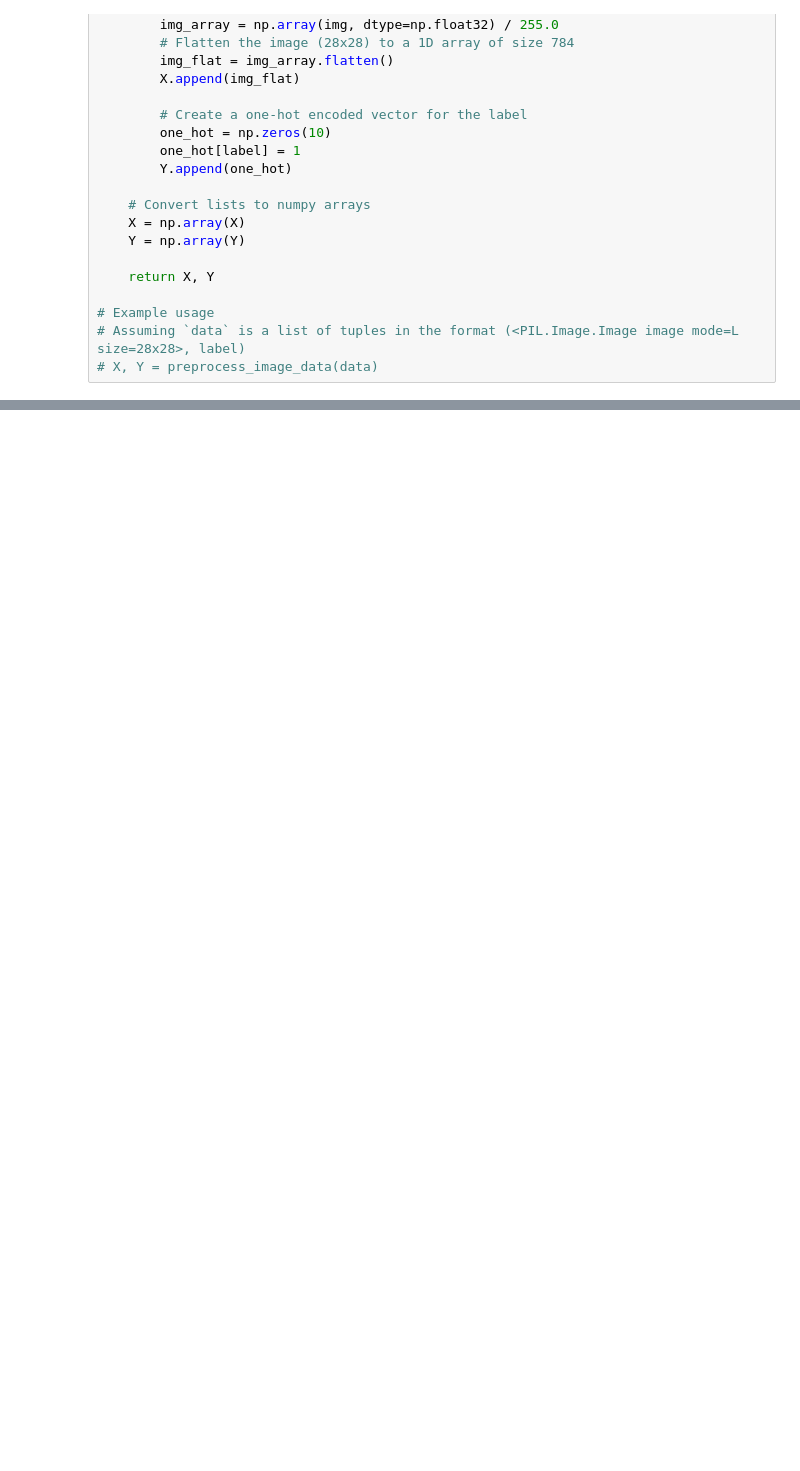
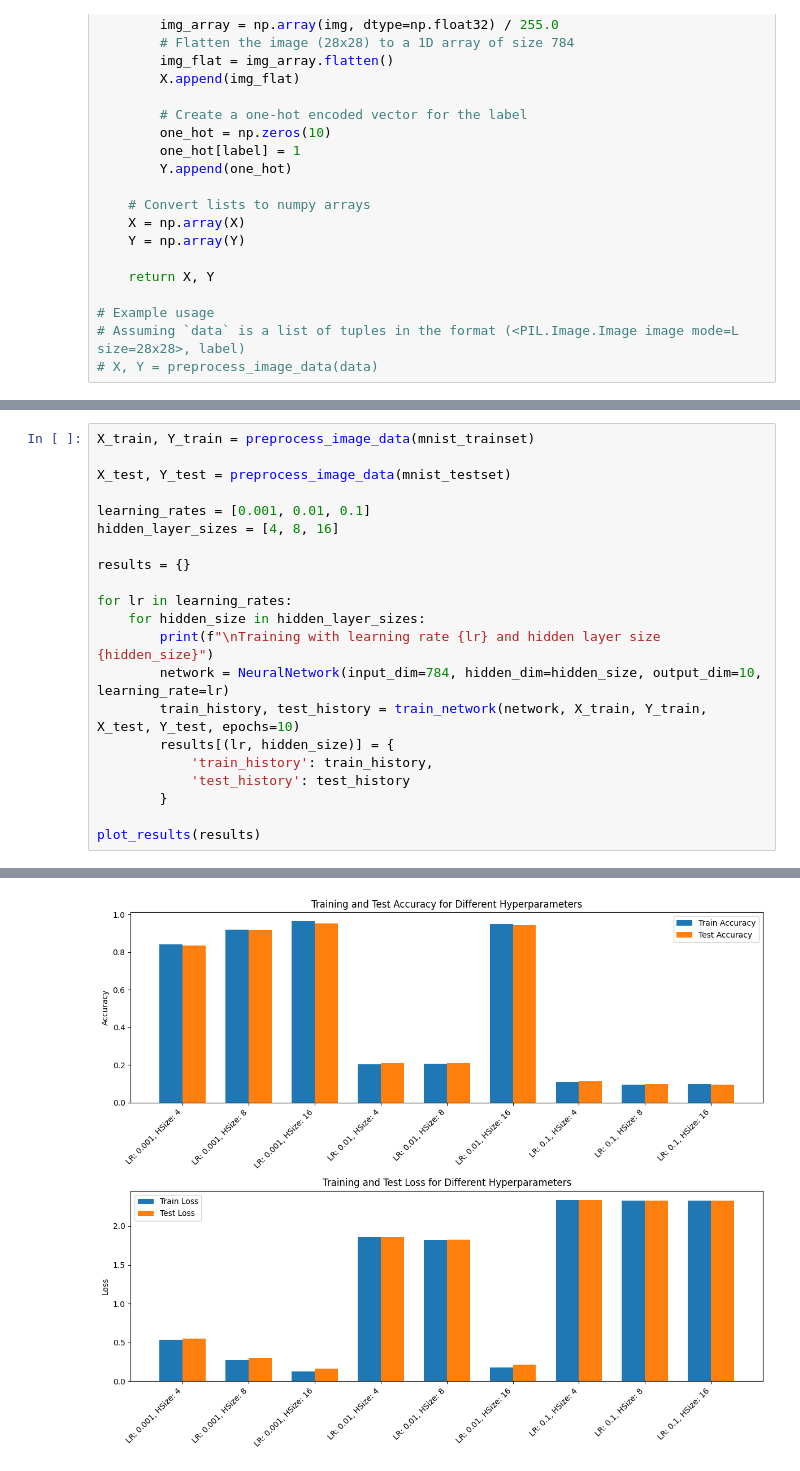
Before and after one commit to benajakuhn/vanaAssignment, a Jupyter notebook: vanaAssignment.ipynb, the cells around one changed output, grey strips where cells are left out. Drawn from its saved outputs; the diff is of its cells as text; blank space fills up the shorter version.

```diff
--- a/vanaAssignment.ipynb
+++ b/vanaAssignment.ipynb
@@ -376,0 +419,22 @@ mnist_trainset[0]
+# %%
+X_train, Y_train = preprocess_image_data(mnist_trainset)
+
+X_test, Y_test = preprocess_image_data(mnist_testset)
+
+learning_rates = [0.001, 0.01, 0.1]
+hidden_layer_sizes = [4, 8, 16]
+
+results = {}
+
+for lr in learning_rates:
+    for hidden_size in hidden_layer_sizes:
+        print(f"\nTraining with learning rate {lr} and hidden layer size {hidden_size}")
+        network = NeuralNetwork(input_dim=784, hidden_dim=hidden_size, output_dim=10, learning_rate=lr)
+        train_history, test_history = train_network(network, X_train, Y_train, X_test, Y_test, epochs=10)
+        results[(lr, hidden_size)] = {
+            'train_history': train_history,
+            'test_history': test_history
+        }
+
+plot_results(results)
+# %% [output]
@@ -376,0 +468 @@ mnist_trainset[0]
+[figure, added]
```
Also changed, not shown: parts of 4 cells of this notebook.
